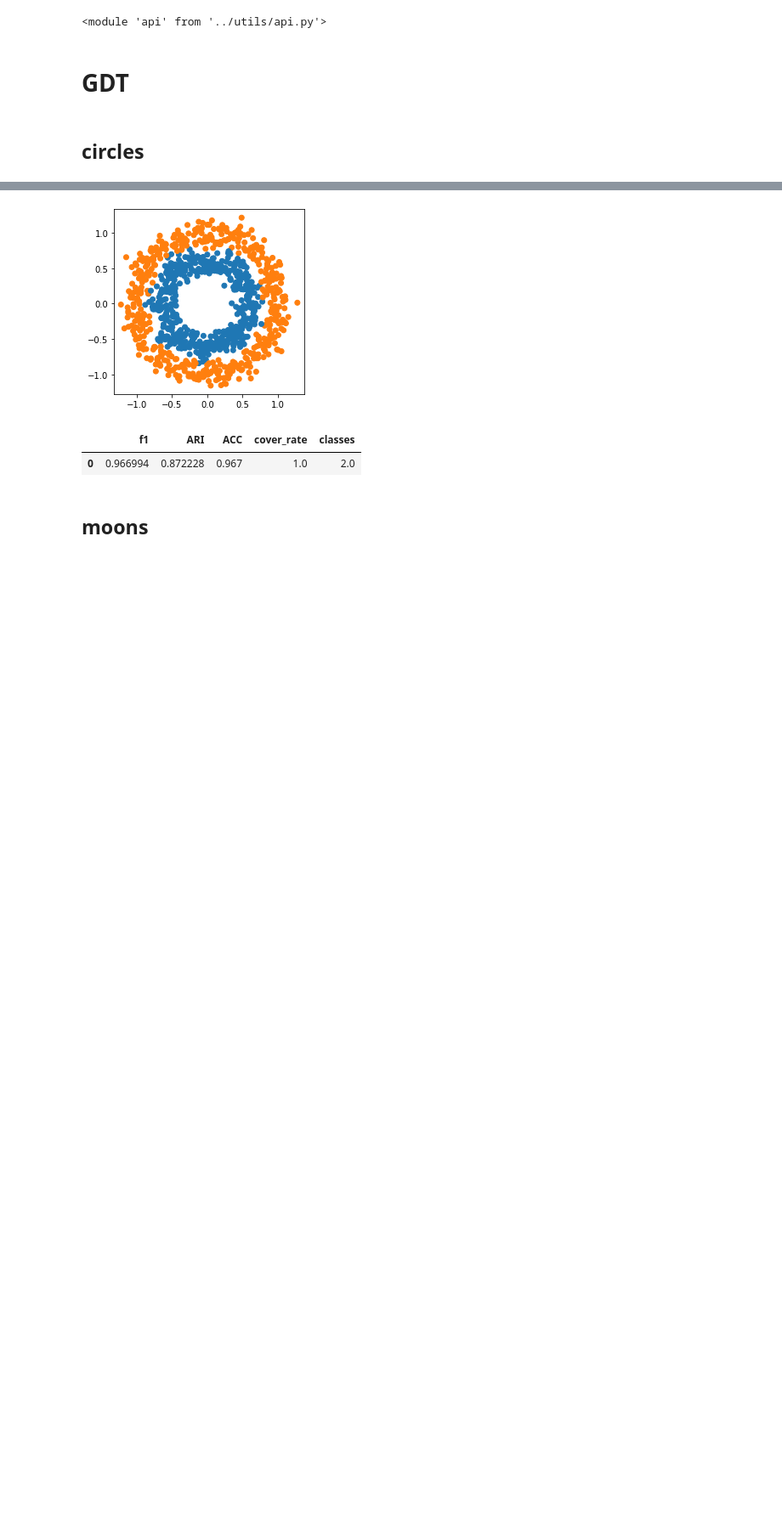
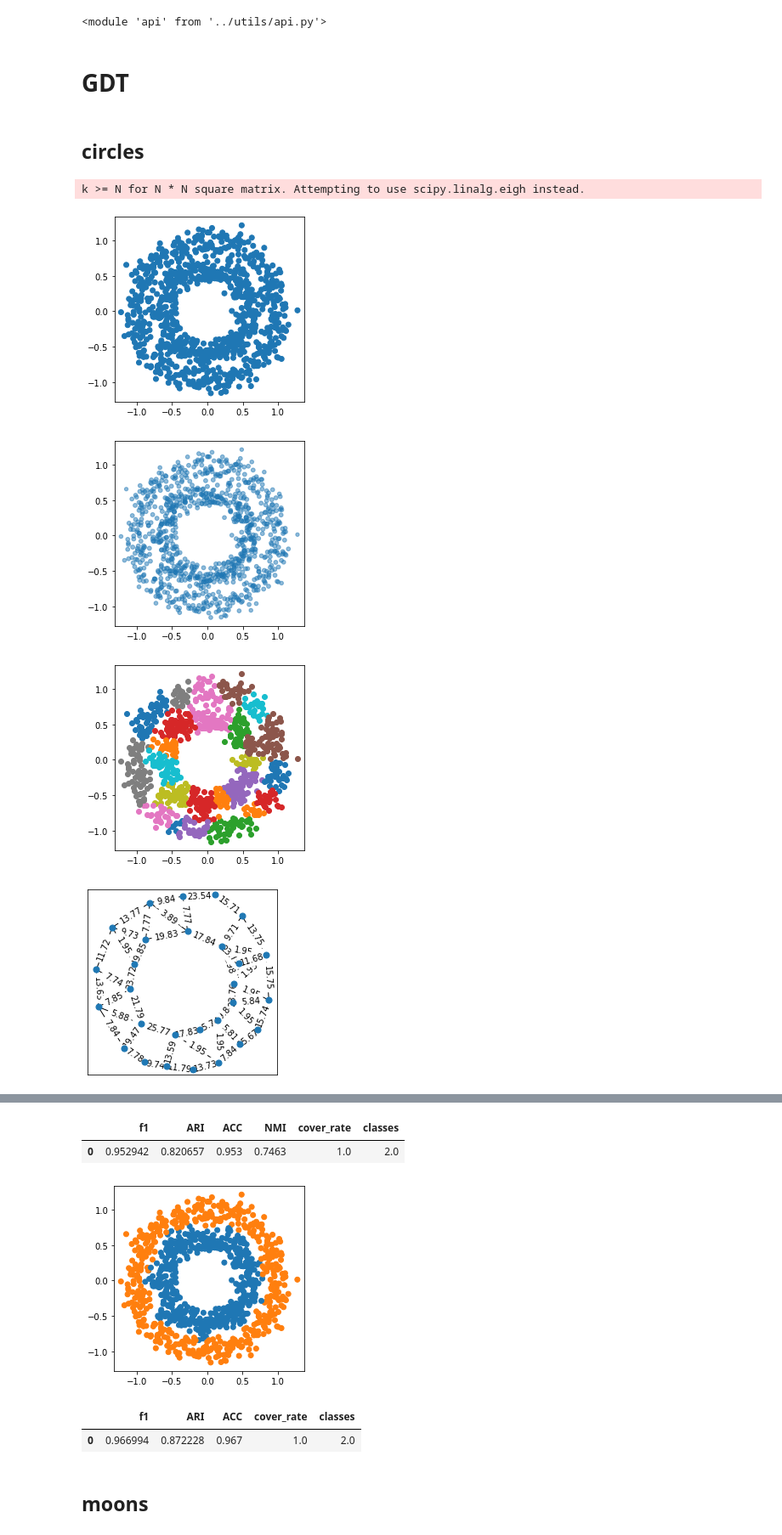
Before and after one commit to gaozhangyang/GIT, a Jupyter notebook: ex1_toy/experiments_toydata.ipynb, the cells around one changed output, grey strips where cells are left out. Shown at 85% size. Saved outputs shown, nothing was run; the diff lists cells and outputs as text; code cells hidden in the pictures; blank space fills up the shorter version.

```diff
--- a/ex1_toy/experiments_toydata.ipynb
+++ b/ex1_toy/experiments_toydata.ipynb
@@ -55,3 +55,25 @@ class DataLoader:
 # GDT
 # %% [markdown]
 ## circles
+# %%
+X,Y_true=DataLoader.load('circles')
+
+Y_pred=api.DGSFC.fit(  X,
+                  K_d=20,
+                  K_s=20,
+                  Cluster=2,
+                  plot=True,
+                  scale=True
+                 )
+plot_tools.autoPlot(X,Y_pred)
+
+Y_pred,Y_true=matchY(Y_pred,Y_true)
+
+result=measures_calculator(Y_true, Y_pred)
+result
+# %% [output]
+k >= N for N * N square matrix. Attempting to use scipy.linalg.eigh instead.
+[figure, added]
+[figure, added]
+[figure, added]
+[figure, added]
@@ -58,3 +82,5 @@ class DataLoader:
+|  | f1 | ARI | ACC | NMI | cover_rate | classes |
+| 0 | 0.952942 | 0.820657 | 0.953 | 0.7463 | 1.0 | 2.0 |
 # %%
 X,Y_true=DataLoader.load('circles')
 
```
Also changed, not shown: parts of 4 cells of this notebook, 4 other files.
